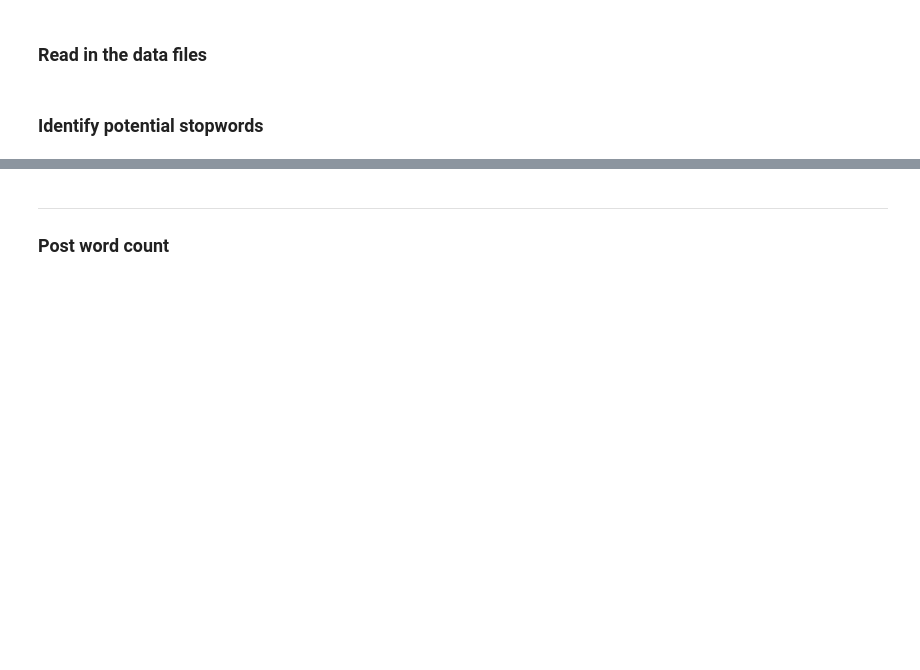
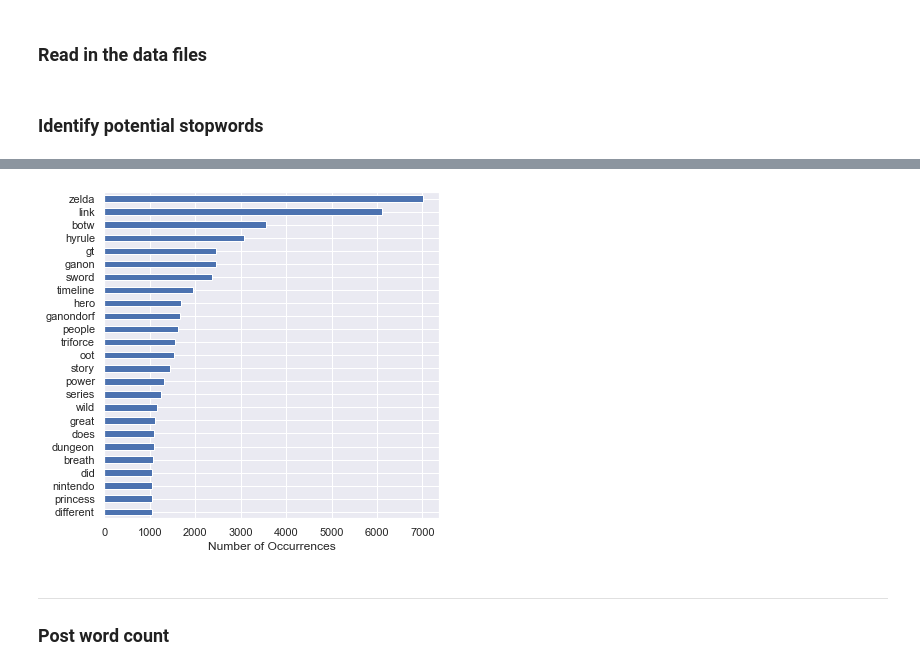
Before and after one commit to dgumustel/nlp_predictive_models, a Jupyter notebook: notebooks/03_EDA.ipynb, the cells around one changed output, grey strips where cells are left out. Cells and saved outputs as stored; diff of their text form; code cells hidden in the pictures; blank space fills up the shorter version.

```diff
--- a/notebooks/03_EDA.ipynb
+++ b/notebooks/03_EDA.ipynb
@@ -59,3 +99,12 @@ Game, players, time, enemies, and world are a few words that we might consider a
+# %%
+zelda_text_cv = pd.DataFrame(zelda_text_cv.todense(), columns = cvec2.get_feature_names())
+plt.figure(figsize=(6,6))
+# plot top occuring words
+zelda_text_cv.sum().sort_values(ascending=False).head(25).plot(kind='barh');
+plt.xlabel('Number of Occurrences')
+plt.gca().invert_yaxis()
+# %% [output]
+[figure, added]
 # %% [markdown]
 ---
 ### Post word count
```
Also changed, not shown: parts of 52 cells of this notebook, 6 other files.
